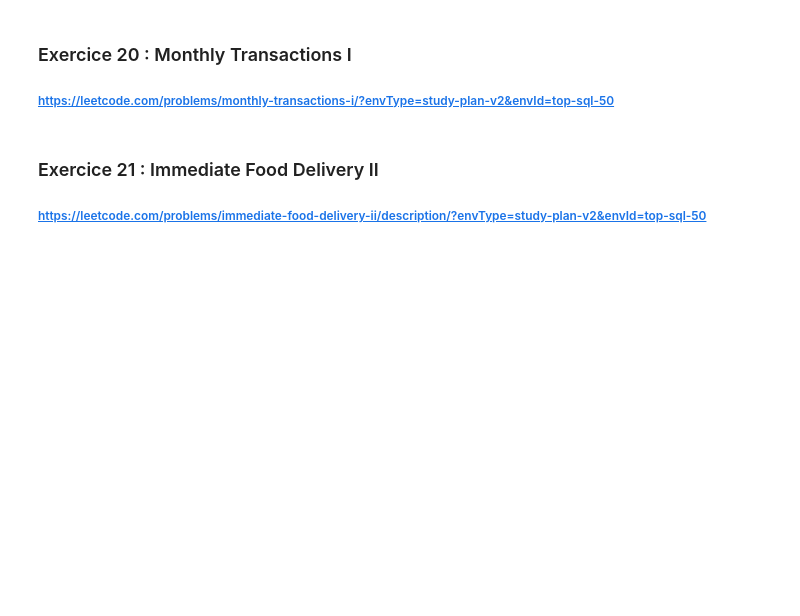
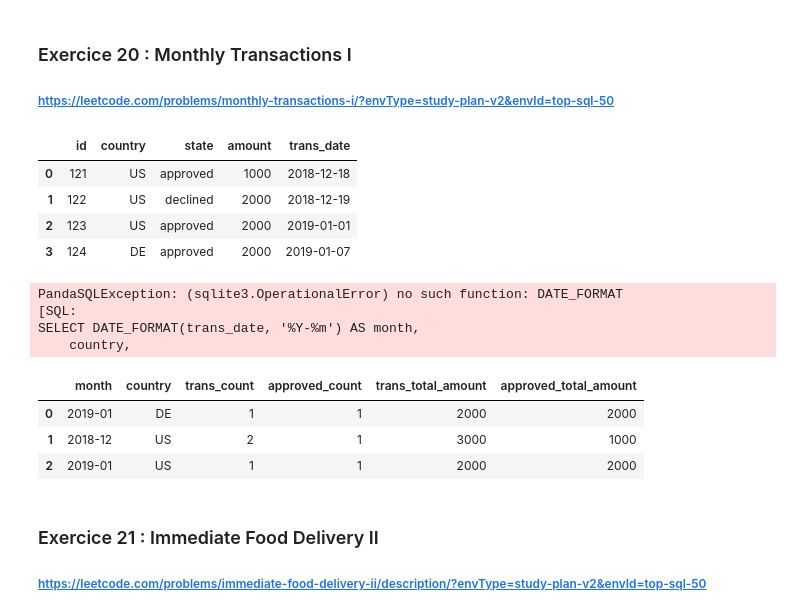
Before and after one commit to t7bo/SQL, a Jupyter notebook: SQL_exercices.ipynb, the cells around one changed output. Drawn from its saved outputs; the diff is of its cells as text; code cells hidden in the pictures; blank space fills up the shorter version.

Commit message:
Basic Aggregate Functions exercises done

```diff
--- a/SQL_exercices.ipynb
+++ b/SQL_exercices.ipynb
@@ -807,6 +839,58 @@ psql.sqldf(query, locals())
 # %% [markdown]
 ### Exercice 20 : Monthly Transactions I
 ###### https://leetcode.com/problems/monthly-transactions-i/?envType=study-plan-v2&envId=top-sql-50
+# %%
+data = {
+    'id': [121, 122, 123, 124],
+    'country': ['US', 'US', 'US', 'DE'],
+    'state': ['approved', 'declined', 'approved', 'approved'],
+    'amount': [1000, 2000, 2000, 2000],
+    'trans_date': ['2018-12-18', '2018-12-19', '2019-01-01', '2019-01-07']
+}
+Transactions = pd.DataFrame(data)
+Transactions
+# %% [output]
+|  | id | country | state | amount | trans_date |
+| 0 | 121 | US | approved | 1000 | 2018-12-18 |
+| 1 | 122 | US | declined | 2000 | 2018-12-19 |
+| 2 | 123 | US | approved | 2000 | 2019-01-01 |
+| 3 | 124 | DE | approved | 2000 | 2019-01-07 |
+# %%
+# Fonctionne avec MySQL
+query = """
+SELECT DATE_FORMAT(trans_date, '%Y-%m') AS month,
+    country,
+    COUNT(*) AS trans_count,
+    COUNT(CASE WHEN state = 'approved' THEN 1 END) AS approved_count,
+    SUM(amount) AS trans_total_amount,
+    SUM(CASE WHEN state = "approved" THEN amount ELSE 0 END) AS approved_total_amount
+FROM Transactions
+GROUP BY country, month
+"""
+psql.sqldf(query, locals())
+# %% [output]
+PandaSQLException: (sqlite3.OperationalError) no such function: DATE_FORMAT
+[SQL:
+SELECT DATE_FORMAT(trans_date, '%Y-%m') AS month,
+    country,
+# %%
+# SQLite version
+query = """
+SELECT strftime('%Y-%m', trans_date) AS month,
+       country,
+       COUNT(*) AS trans_count,
+       COUNT(CASE WHEN state = 'approved' THEN 1 END) AS approved_count,
+       SUM(amount) AS trans_total_amount,
+       SUM(CASE WHEN state = 'approved' THEN amount ELSE 0 END) AS approved_total_amount
+FROM Transactions
+GROUP BY country, month;
+"""
+psql.sqldf(query, locals())
+# %% [output]
+|  | month | country | trans_count | approved_count | trans_total_amount | approved_total_amount |
+| 0 | 2019-01 | DE | 1 | 1 | 2000 | 2000 |
+| 1 | 2018-12 | US | 2 | 1 | 3000 | 1000 |
+| 2 | 2019-01 | US | 1 | 1 | 2000 | 2000 |
 # %% [markdown]
 ### Exercice 21 : Immediate Food Delivery II
 ###### https://leetcode.com/problems/immediate-food-delivery-ii/description/?envType=study-plan-v2&envId=top-sql-50
```
Also changed, not shown: parts of 4 cells of this notebook.
